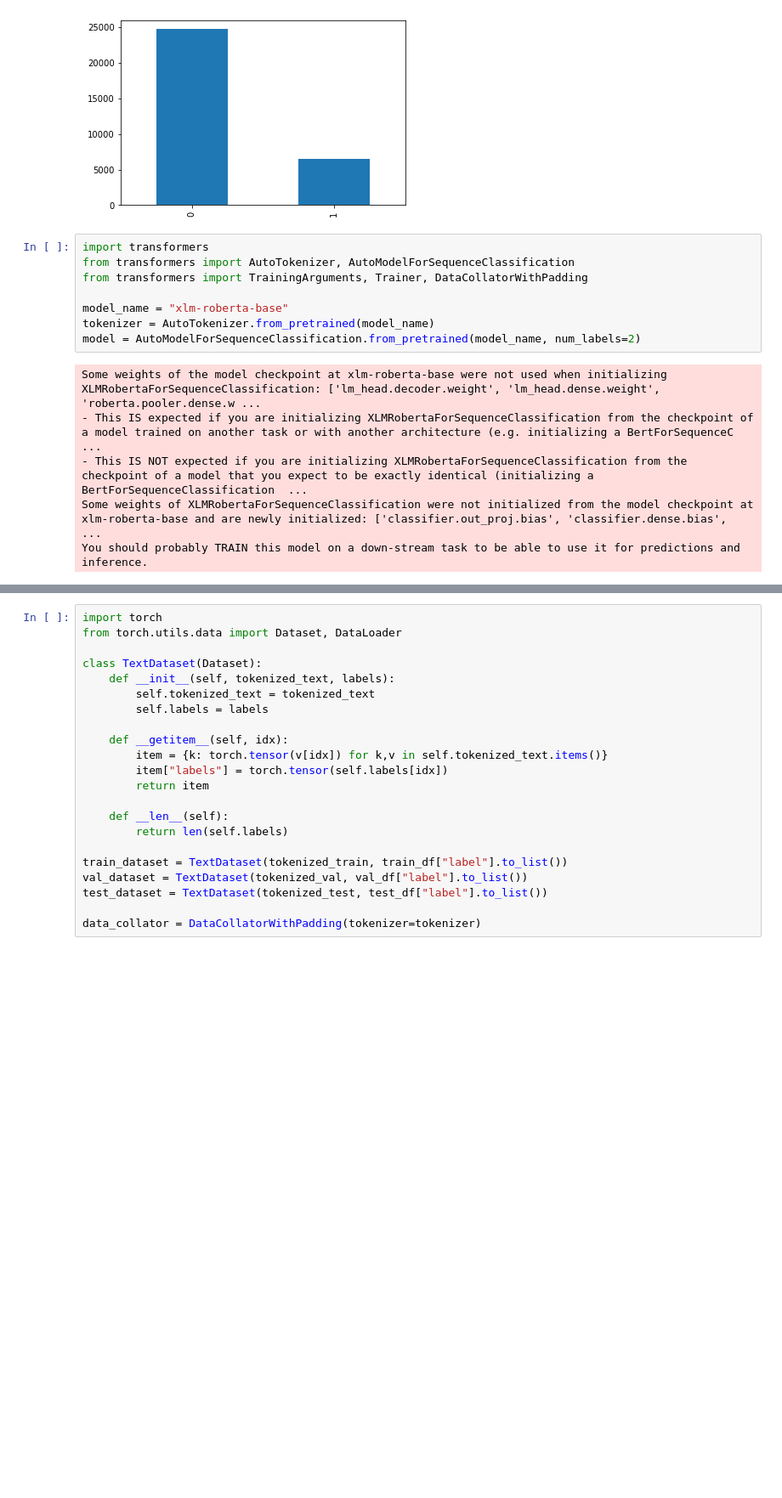
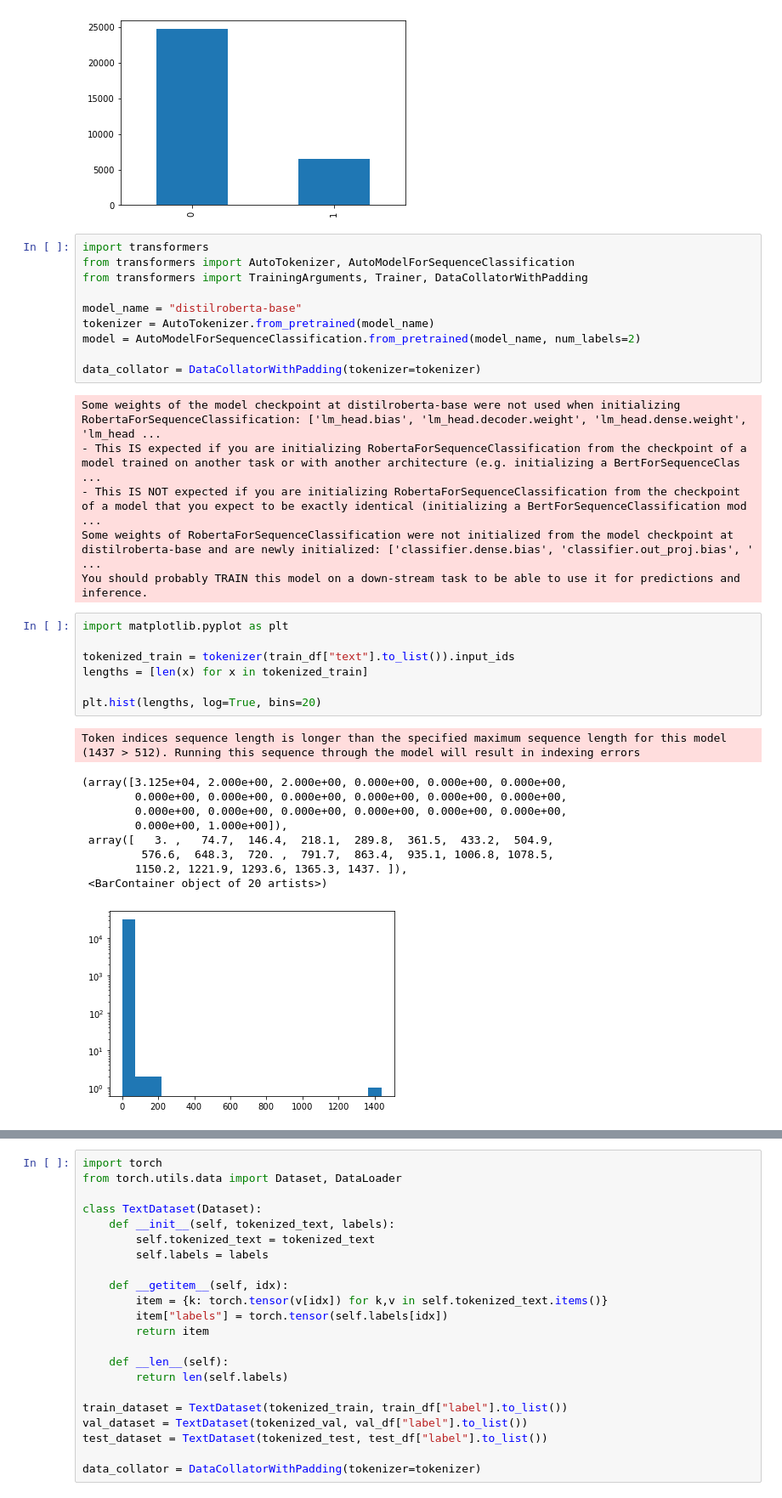
Before and after one commit to TanHaus/ai-blitz-9, a Jupyter notebook: emotion-detection/exploration.ipynb, the cells around one changed output, grey strips where cells are left out. Shown at 85% size. Saved outputs shown, nothing was run; the diff lists cells and outputs as text; blank space fills up the shorter version.

Commit message:
update classification notebooks

```diff
--- a/emotion-detection/exploration.ipynb
+++ b/emotion-detection/exploration.ipynb
@@ -45,13 +65,33 @@ import transformers
 from transformers import AutoTokenizer, AutoModelForSequenceClassification
 from transformers import TrainingArguments, Trainer, DataCollatorWithPadding
 
-model_name = "xlm-roberta-base"
+model_name = "distilroberta-base"
 tokenizer = AutoTokenizer.from_pretrained(model_name)
 model = AutoModelForSequenceClassification.from_pretrained(model_name, num_labels=2)
+
+data_collator = DataCollatorWithPadding(tokenizer=tokenizer)
 # %% [output]
-Some weights of the model checkpoint at xlm-roberta-base were not used when initializing XLMRobertaForSequenceClassification: ['lm_head.decoder.weight', 'lm_head.dense.weight', 'roberta.pooler.dense.w ...
-- This IS expected if you are initializing XLMRobertaForSequenceClassification from the checkpoint of a model trained on another task or with another architecture (e.g. initializing a BertForSequenceC ...
-- This IS NOT expected if you are initializing XLMRobertaForSequenceClassification from the checkpoint of a model that you expect to be exactly identical (initializing a BertForSequenceClassification  ...
-Some weights of XLMRobertaForSequenceClassification were not initialized from the model checkpoint at xlm-roberta-base and are newly initialized: ['classifier.out_proj.bias', 'classifier.dense.bias',  ...
+Some weights of the model checkpoint at distilroberta-base were not used when initializing RobertaForSequenceClassification: ['lm_head.bias', 'lm_head.decoder.weight', 'lm_head.dense.weight', 'lm_head ...
+- This IS expected if you are initializing RobertaForSequenceClassification from the checkpoint of a model trained on another task or with another architecture (e.g. initializing a BertForSequenceClas ...
+- This IS NOT expected if you are initializing RobertaForSequenceClassification from the checkpoint of a model that you expect to be exactly identical (initializing a BertForSequenceClassification mod ...
+Some weights of RobertaForSequenceClassification were not initialized from the model checkpoint at distilroberta-base and are newly initialized: ['classifier.dense.bias', 'classifier.out_proj.bias', ' ...
 You should probably TRAIN this model on a down-stream task to be able to use it for predictions and inference.
+# %%
+import matplotlib.pyplot as plt
+
+tokenized_train = tokenizer(train_df["text"].to_list()).input_ids
+lengths = [len(x) for x in tokenized_train]
+
+plt.hist(lengths, log=True, bins=20)
+# %% [output]
+Token indices sequence length is longer than the specified maximum sequence length for this model (1437 > 512). Running this sequence through the model will result in indexing errors
+(array([3.125e+04, 2.000e+00, 2.000e+00, 0.000e+00, 0.000e+00, 0.000e+00,
+        0.000e+00, 0.000e+00, 0.000e+00, 0.000e+00, 0.000e+00, 0.000e+00,
+        0.000e+00, 0.000e+00, 0.000e+00, 0.000e+00, 0.000e+00, 0.000e+00,
+        0.000e+00, 1.000e+00]),
+ array([   3. ,   74.7,  146.4,  218.1,  289.8,  361.5,  433.2,  504.9,
+         576.6,  648.3,  720. ,  791.7,  863.4,  935.1, 1006.8, 1078.5,
+        1150.2, 1221.9, 1293.6, 1365.3, 1437. ]),
+ <BarContainer object of 20 artists>)
+[figure, added]
 # %%
```
Also changed, not shown: parts of 9 cells of this notebook, 1 other file.
